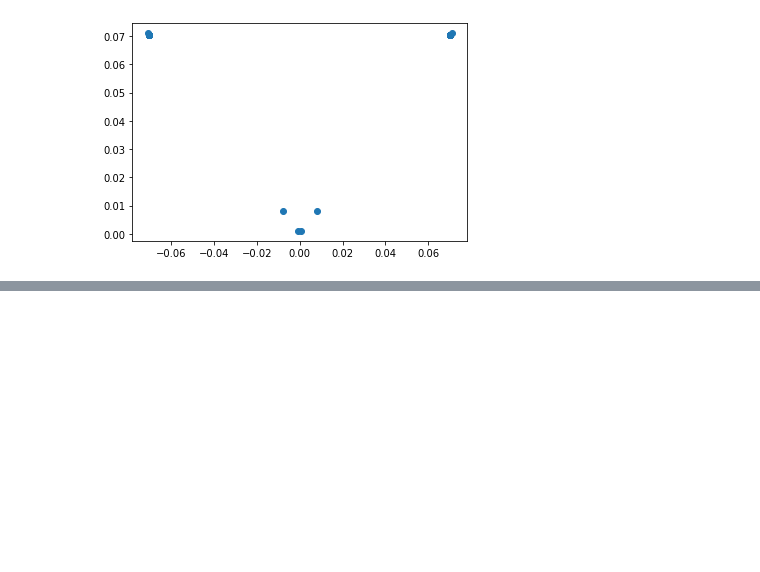
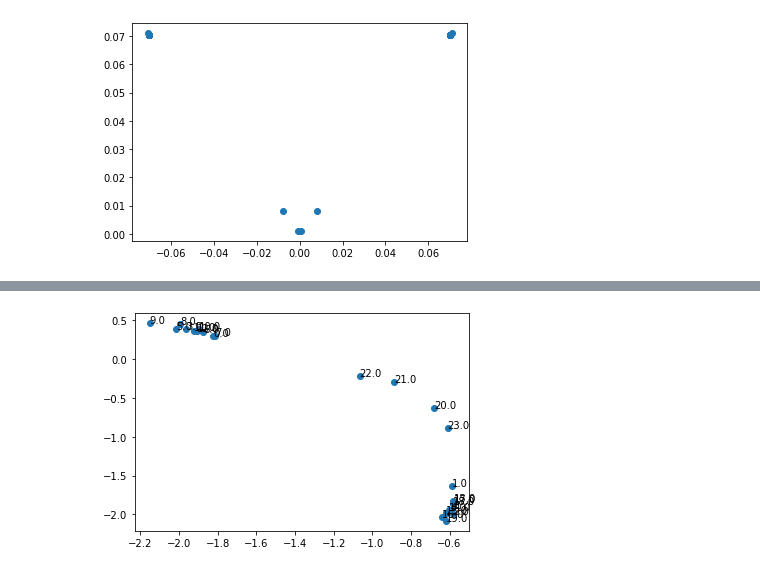
Before and after one commit to StevenVuong/Graph-Learning, a Jupyter notebook: GraphMLBook/3a_unsupervised_graph_learning.ipynb, the cells around one changed output, grey strips where cells are left out. Drawn from its saved outputs; the diff is of its cells as text; code cells hidden in the pictures; blank space fills up the shorter version.

```diff
--- a/GraphMLBook/3a_unsupervised_graph_learning.ipynb
+++ b/GraphMLBook/3a_unsupervised_graph_learning.ipynb
@@ -89,0 +185,16 @@ $Y_s^k \isin \Re$<sup>$|V|\times|V|$</sup> and $Y_t^k \isin \Re$<sup>$|V|\times|
+# %%
+import numpy as np
+import matplotlib.pyplot as plt
+%matplotlib inline
+
+v_embeddings = np.array([(nid, *embeddings[nid]) for nid in G.nodes])
+# separation between nodes is better compared to DeepWalk. Regions 1 and 3 are clustered in space
+# region2 is in the middle without overlap with region1 and region3
+
+fig, ax = plt.subplots()
+ax.scatter(v_embeddings[:,1], v_embeddings[:,2])
+
+for v in v_embeddings:
+    ax.annotate(v[0], (v[1], v[2]))
+# %% [output]
+[figure, added]
```
Also changed, not shown: parts of 14 cells of this notebook.
